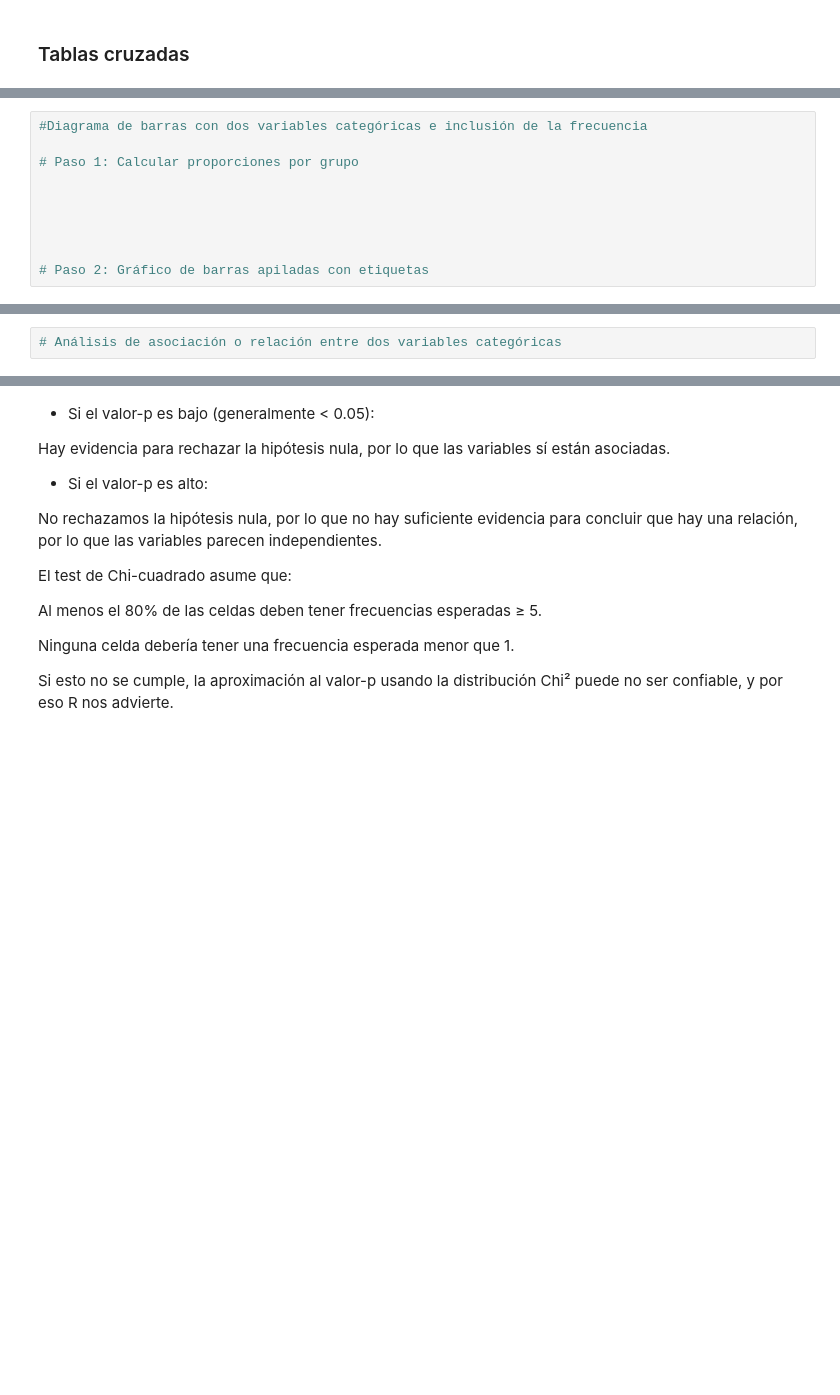
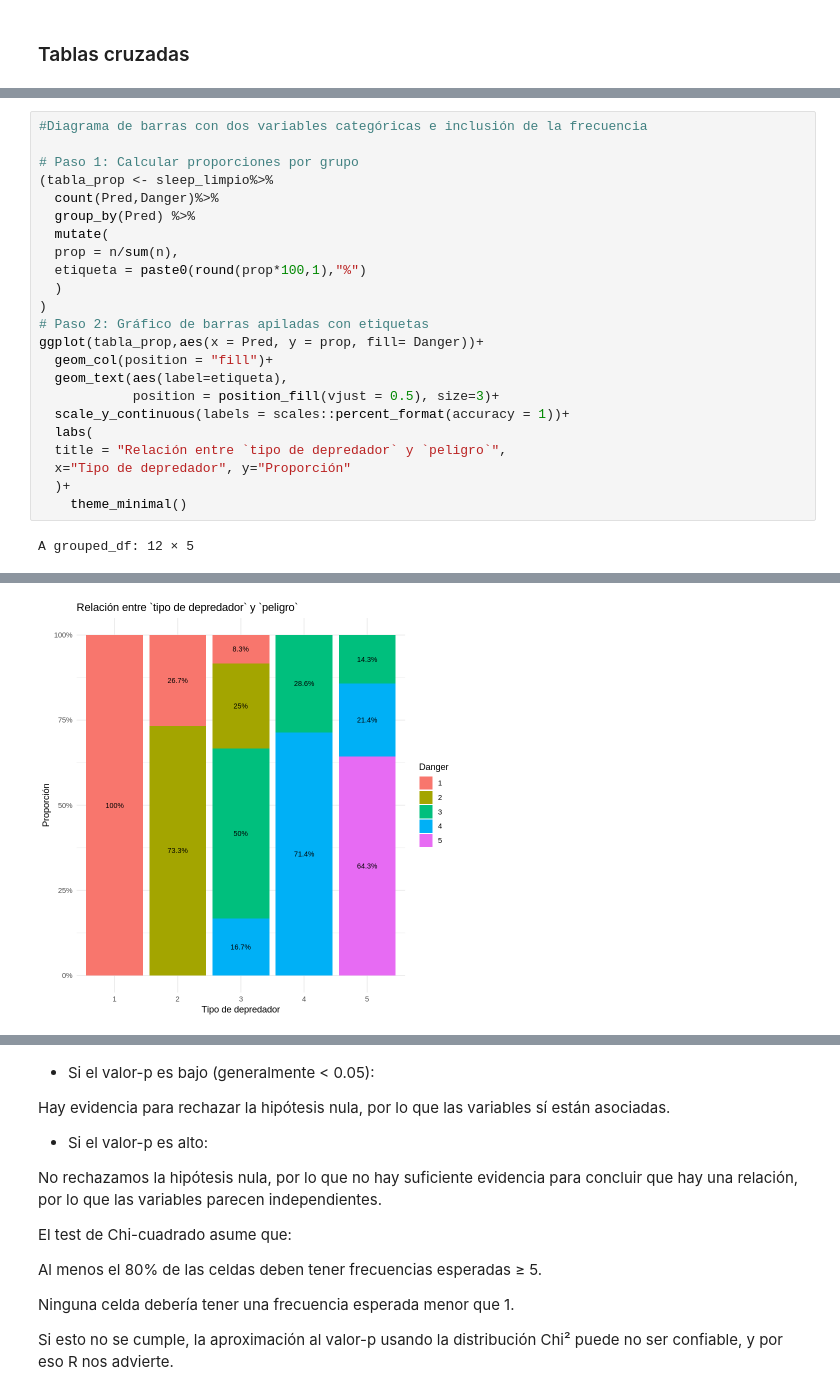
Before and after one commit to ednavivianasegura/ERAP_Curso_R, a Jupyter notebook: ERAP_R_Course_Modulo_IV.ipynb, the cells around one changed output, grey strips where cells are left out. Saved outputs shown, nothing was run; the diff lists cells and outputs as text; blank space fills up the shorter version.

```diff
--- a/ERAP_R_Course_Modulo_IV.ipynb
+++ b/ERAP_R_Course_Modulo_IV.ipynb
@@ -980,9 +992,24 @@ A data.frame: 5 × 4
 #Diagrama de barras con dos variables categóricas e inclusión de la frecuencia
 
 # Paso 1: Calcular proporciones por grupo
-
-
-
-
-
+(tabla_prop <- sleep_limpio%>%
+  count(Pred,Danger)%>%
+  group_by(Pred) %>%
+  mutate(
+  prop = n/sum(n),
+  etiqueta = paste0(round(prop*100,1),"%")
+  )
+)
 # Paso 2: Gráfico de barras apiladas con etiquetas
+ggplot(tabla_prop,aes(x = Pred, y = prop, fill= Danger))+
+  geom_col(position = "fill")+
+  geom_text(aes(label=etiqueta),
+            position = position_fill(vjust = 0.5), size=3)+
+  scale_y_continuous(labels = scales::percent_format(accuracy = 1))+
+  labs(
+  title = "Relación entre `tipo de depredador` y `peligro`",
+  x="Tipo de depredador", y="Proporción"
+  )+
+    theme_minimal()
+# %% [output]
+A grouped_df: 12 × 5
@@ -989,2 +1030 @@ A data.frame: 5 × 4
+[figure, added]
-# %%
-# Análisis de asociación o relación entre dos variables categóricas
```
Also changed, not shown: parts of 4 cells of this notebook.
